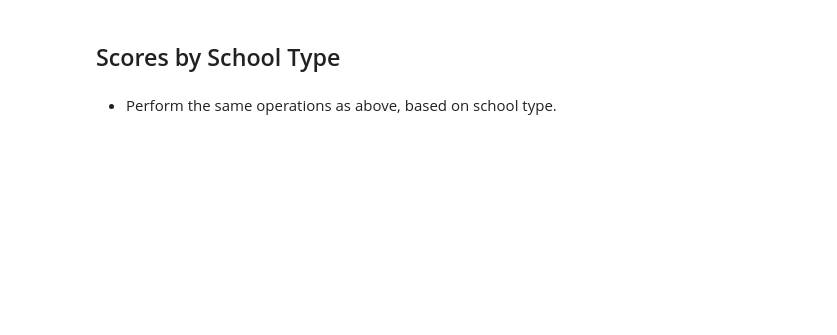
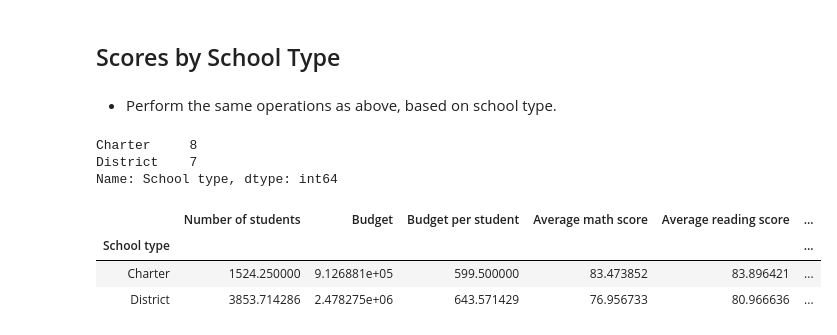
Before and after one commit to fcorreia3/pandas-challenge, a Jupyter notebook: PyCitySchools/PyCitySchools_starter.ipynb, the cells around one changed output. Cells and saved outputs as stored; diff of their text form; code cells hidden in the pictures; blank space fills up the shorter version.

```diff
--- a/PyCitySchools/PyCitySchools_starter.ipynb
+++ b/PyCitySchools/PyCitySchools_starter.ipynb
@@ -748,3 +769,20 @@ group_names = ["Small (<1000)", "Medium (1000-2000)", "Large (2000-5000)"]
 ## Scores by School Type
 # %% [markdown]
 * Perform the same operations as above, based on school type.
+# %%
+merged_df['School type'].value_counts()
+# %% [output]
+Charter     8
+District    7
+Name: School type, dtype: int64
+# %%
+merged_df_grouped_2 = merged_df.groupby('School type')
+# %%
+merged_df_grouped_2[['Average math score', 'Average reading score','% Passing math',
+                     '% Passing reading', 'Overall passing rate']]
+merged_df_grouped_2.mean()
+# %% [output]
+|  | Number of students | Budget | Budget per student | Average math score | Average reading score | ... |
+| School type |  |  |  |  |  | ... |
+| Charter | 1524.250000 | 9.126881e+05 | 599.500000 | 83.473852 | 83.896421 | ... |
+| District | 3853.714286 | 2.478275e+06 | 643.571429 | 76.956733 | 80.966636 | ... |
```
Also changed, not shown: parts of 18 cells of this notebook, 1 other file.
